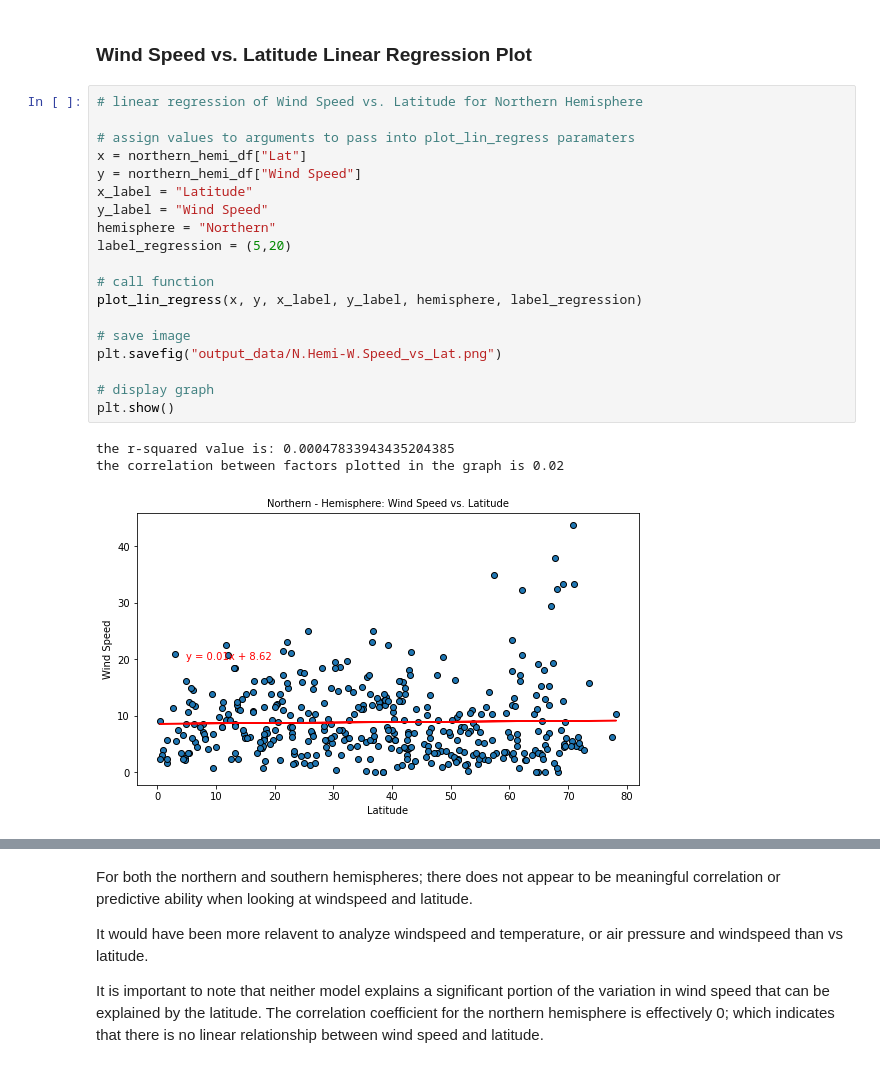
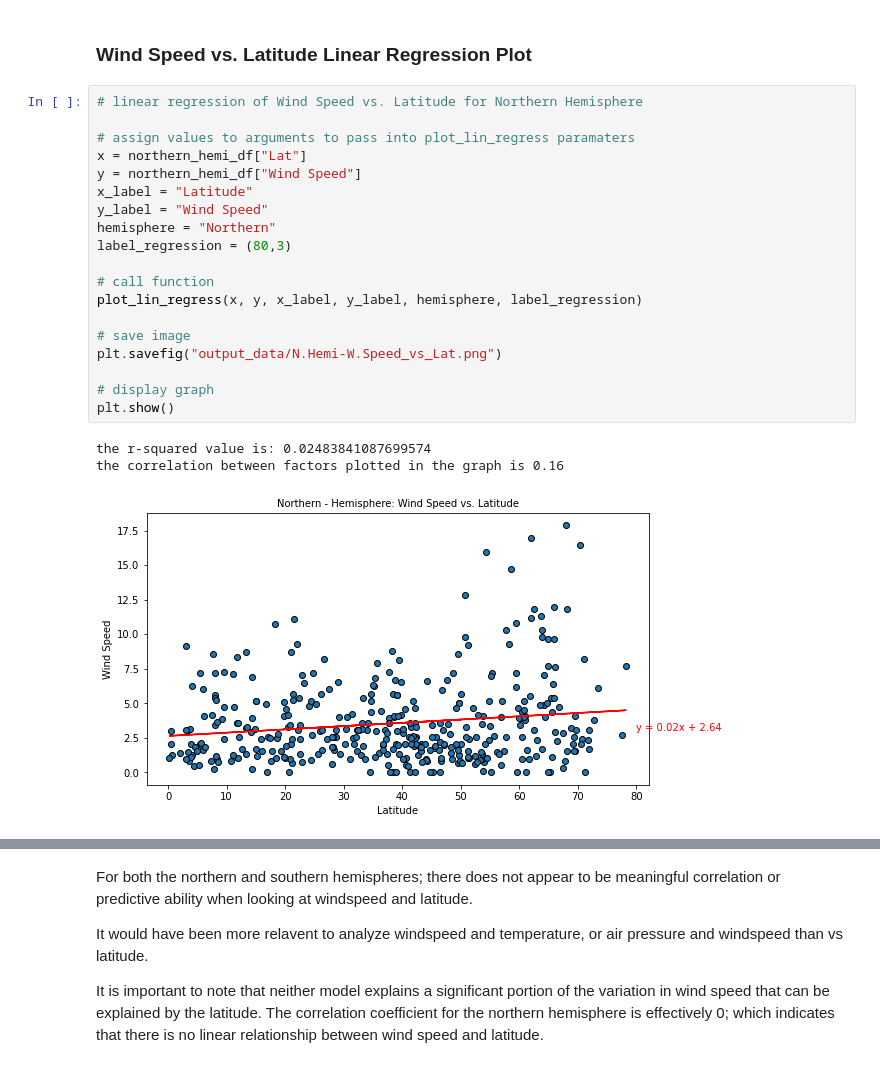
Before and after one commit to ericabgraboyes/api-challenge, a Jupyter notebook: WeatherPy.ipynb, the cells around one changed output, grey strips where cells are left out. Drawn from its saved outputs; the diff is of its cells as text.

Commit message:
Updated WeatherPy and graph output for metric units

```diff
--- a/WeatherPy.ipynb
+++ b/WeatherPy.ipynb
@@ -636,26 +636,26 @@ It is important to note that neither model explains a significant portion of the
 # %%
 # linear regression of Wind Speed vs. Latitude for Northern Hemisphere
 
 # assign values to arguments to pass into plot_lin_regress paramaters
 x = northern_hemi_df["Lat"]
 y = northern_hemi_df["Wind Speed"]
 x_label = "Latitude"
 y_label = "Wind Speed"
 hemisphere = "Northern"
-label_regression = (5,20)
+label_regression = (80,3)
 
 # call function
 plot_lin_regress(x, y, x_label, y_label, hemisphere, label_regression)
 
 # save image
 plt.savefig("output_data/N.Hemi-W.Speed_vs_Lat.png")
 
 # display graph
 plt.show()
 # %% [output]
-the r-squared value is: 0.00047833943435204385
-the correlation between factors plotted in the graph is 0.02
+the r-squared value is: 0.02483841087699574
+the correlation between factors plotted in the graph is 0.16
-[figure, old version]
+[figure, new version]
 # %%
 # linear regression of Wind Speed vs. Latitude for Southern Hemisphere
 
```
Also changed, not shown: parts of 22 cells of this notebook, 12 other files.
